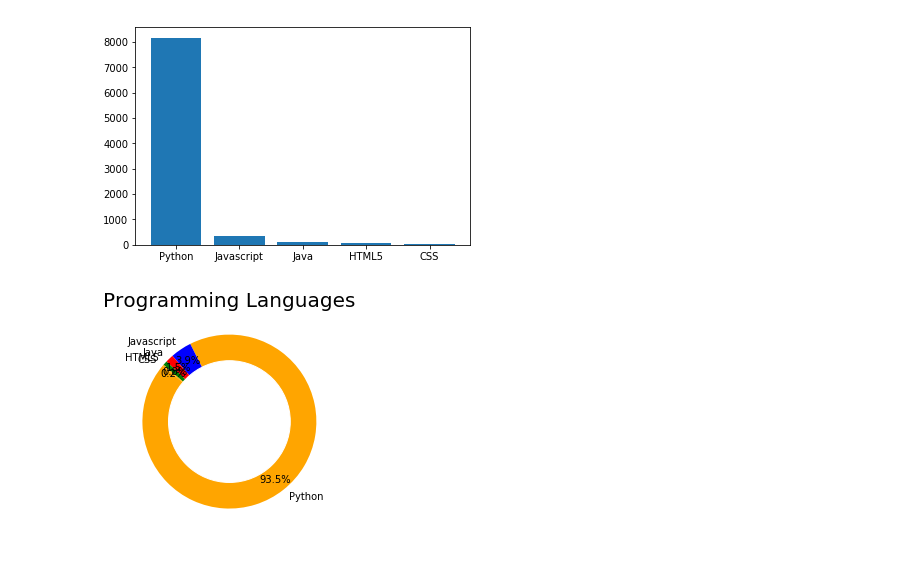
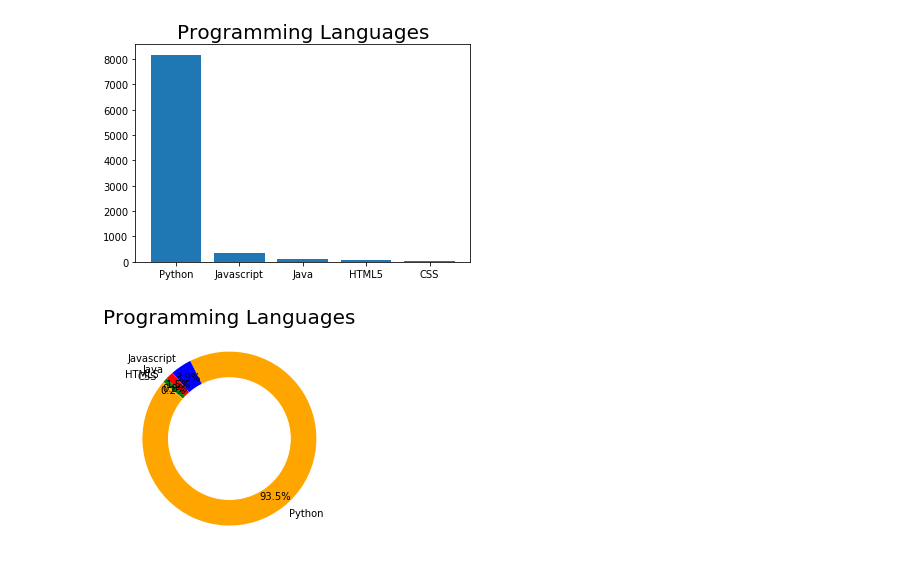
Before and after one commit to kailingding/AI-startups-analysis, a Jupyter notebook: src/analysis.ipynb, the cells around one changed output. Drawn from its saved outputs; the diff is of its cells as text; code cells hidden in the pictures.

```diff
--- a/src/analysis.ipynb
+++ b/src/analysis.ipynb
@@ -17 +17,29 @@ df.head()
+# %%
+# most used programming language among AI startups
+# create data
+programming = df.groupby(['tech']).count().name.sort_values(ascending=False)
+
+# labels and values
+labels = programming.index.tolist()
+values = programming.values.tolist()
+
+# bar chart
+plt.bar(np.arange(len(values)), values)
+plt.xticks(np.arange(len(values)), labels)
+plt.title("Programming Languages", fontsize=20)
+plt.show()
+
+# white circle in the middle
+white_circle = plt.Circle((0,0), 0.7, color='white')
+
+# donut chart
+plt.pie(values, labels=labels, colors=['orange', 'blue', 'red', 'green'],
+        pctdistance=0.85,autopct = '%1.1f%%', startangle=140)
+p=plt.gcf()
+p.gca().add_artist(white_circle)
+plt.title("Programming Languages", fontsize=20)
+plt.show()
+# %% [output]
+[figure, added]
+[figure, added]
 # %%
@@ -28,30 +58 @@ df.raised = df.raised.apply(currency)
-# %%
-# most used programming language among AI startups
-# create data
-programming = df.groupby(['tech']).count().
-                name.sort_values(ascending=False)
-
-# labels and values
-labels = programming.index.tolist()
-values = programming.values.tolist()
-
-# bar chart
-plt.bar(np.arange(len(values)), values)
-plt.xticks(np.arange(len(values)), labels)
-plt.show()
-
-# white circle in the middle
-white_circle = plt.Circle((0,0), 0.7, color='white')
-
-# donut chart
-plt.pie(values, labels=labels, colors=['orange', 'blue', 'red', 'green'],
-        pctdistance=0.85,autopct = '%1.1f%%', startangle=140)
-p=plt.gcf()
-p.gca().add_artist(white_circle)
-plt.title("Programming Languages", fontsize=20)
-
-plt.show()
-# %% [output]
-[figure, removed]
-[figure, removed]
 # %%
```
Also changed, not shown: parts of 4 cells of this notebook.
